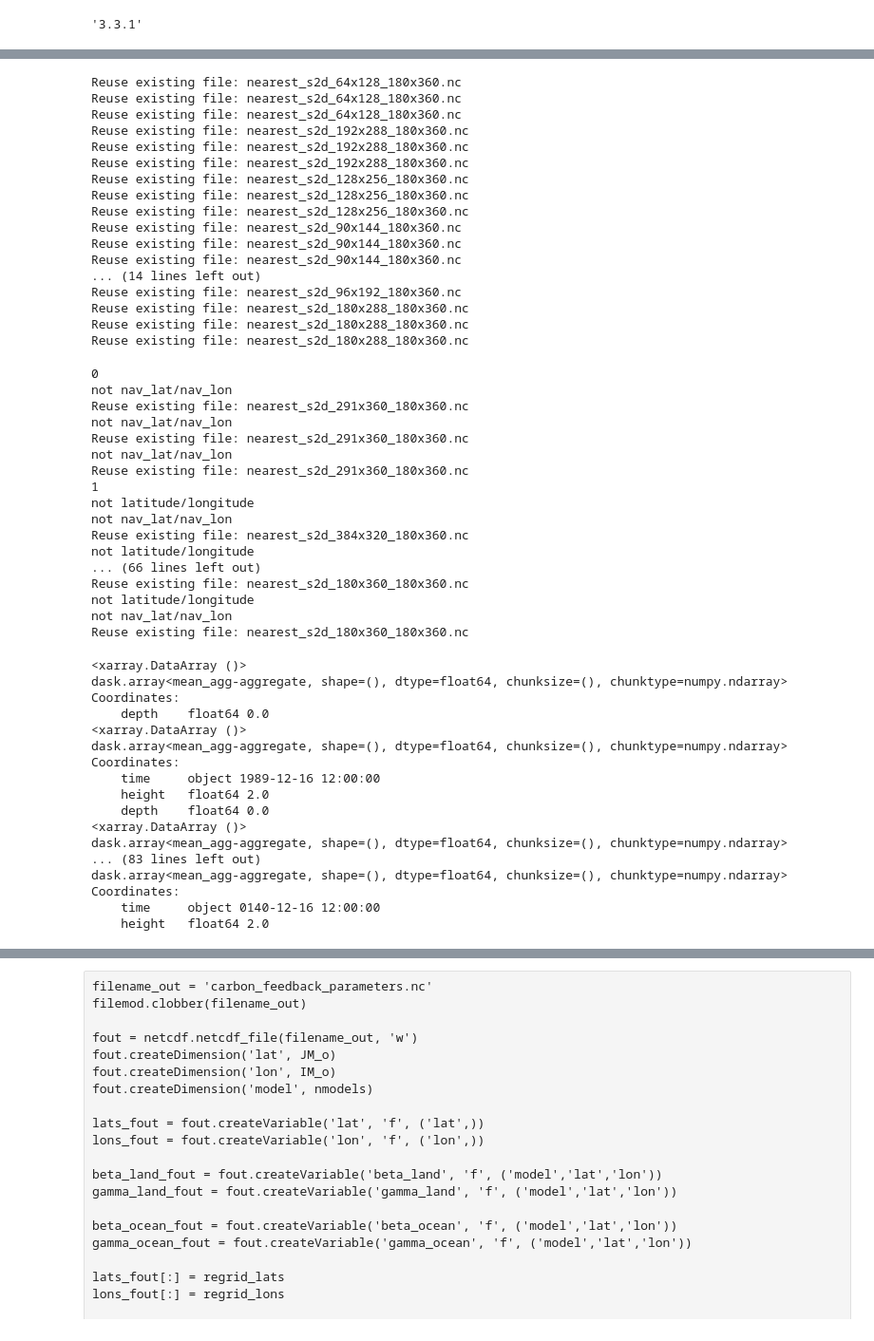
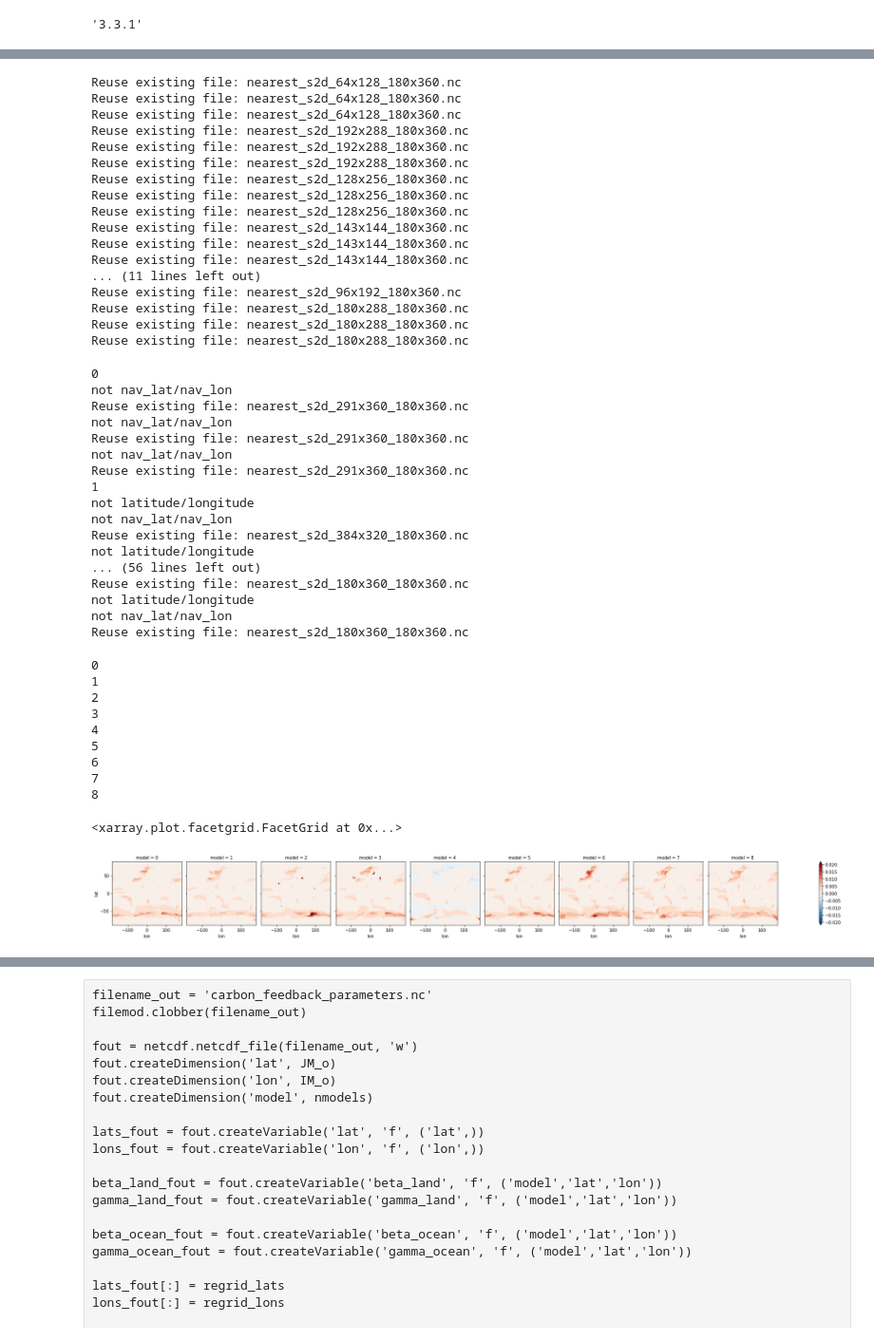
Before and after one commit to ckoven/cmip6_beta_gamma_maps, a Jupyter notebook: cmip6_beta_gamma_maps.ipynb, the cells around one changed output, grey strips where cells are left out. Shown at 95% size. Drawn from its saved outputs; the diff is of its cells as text; code cells hidden in the pictures.

```diff
--- a/cmip6_beta_gamma_maps.ipynb
+++ b/cmip6_beta_gamma_maps.ipynb
@@ -758,6 +758,7 @@ colorbar_levels_gamma = np.arange(-1.,1.,.1)
 i_var = vars_list.index('netAtmosLandCO2Flux')
 beta_land_regridded_maps = []
 gamma_land_regridded_maps = []
+deltac_land_regridded_maps = []
 for model_i in range(nmodels):
     land_flux_maps = []
     for exp_i in range(nexps):
@@ -770,6 +771,8 @@ for model_i in range(nmodels):
             netAtmosLandCO2Flux = dataset['nbp']
         integrated_landco2flux = monthly_to_annual(netAtmosLandCO2Flux).cumsum(axis=0)[y_4xco2,:,:] * 86400. * 365.
         land_flux_maps.append(integrated_landco2flux.copy())
+        if exp_i == exps_list.index('1pctco2'):
+            deltac = monthly_to_annual(netAtmosLandCO2Flux).cumsum(axis=0)[y_2xco2,:,:] * 86400. * 365.
     beta = (land_flux_maps[exps_list.index('1pctco2-bgc')] - land_flux_maps[exps_list.index('piControl')]) / delta_co2_ppm_4xco2
     gamma = (land_flux_maps[exps_list.index('1pctco2')] - land_flux_maps[exps_list.index('1pctco2-bgc')]) / (tas_trajectories[model_i][exps_list.index('1pctco2')] - tas_trajectories[model_i][exps_list.index('piControl')])
     #map_funcs.fill(beta.data[:], beta.coords['lat'].data, beta.coords['lon'].data, showjupyter=True, levels=colorbar_levels_beta, colormap='MPL_PiYG', projection='Robinson')
@@ -778,6 +781,7 @@ for model_i in range(nmodels):
     #map_funcs.fill(regridder(gamma).data[:], regrid_lats, regrid_lons, showjupyter=True, levels=colorbar_levels_gamma, colormap='MPL_PiYG', projection='Robinson', title='Gamma Land: '+models_list[model_i], subtitle = 'kg C m~S~-2~N~ ~S~o~N~C~S~-1~N~')
     beta_land_regridded_maps.append(regridder(beta))
     gamma_land_regridded_maps.append(regridder(gamma))
+    deltac_land_regridded_maps.append(regridder(deltac))
 # %% [output]
 Reuse existing file: nearest_s2d_64x128_180x360.nc
 Reuse existing file: nearest_s2d_64x128_180x360.nc
@@ -788,10 +792,10 @@ Reuse existing file: nearest_s2d_192x288_180x360.nc
 Reuse existing file: nearest_s2d_128x256_180x360.nc
 Reuse existing file: nearest_s2d_128x256_180x360.nc
 Reuse existing file: nearest_s2d_128x256_180x360.nc
-Reuse existing file: nearest_s2d_90x144_180x360.nc
-Reuse existing file: nearest_s2d_90x144_180x360.nc
-Reuse existing file: nearest_s2d_90x144_180x360.nc
-... (14 lines left out)
+Reuse existing file: nearest_s2d_143x144_180x360.nc
+Reuse existing file: nearest_s2d_143x144_180x360.nc
+Reuse existing file: nearest_s2d_143x144_180x360.nc
+... (11 lines left out)
 Reuse existing file: nearest_s2d_96x192_180x360.nc
 Reuse existing file: nearest_s2d_180x288_180x360.nc
 Reuse existing file: nearest_s2d_180x288_180x360.nc
@@ -801,6 +805,7 @@ Reuse existing file: nearest_s2d_180x288_180x360.nc
 i_var = vars_list.index('fgco2')
 beta_ocean_regridded_maps = []
 gamma_ocean_regridded_maps = []
+deltac_ocean_regridded_maps = []
 for model_i in range(nmodels):
     print(model_i)
     ocean_flux_maps = []
@@ -822,6 +827,8 @@ for model_i in range(nmodels):
         fgco2 = dataset['fgco2']
         integrated_oceanco2flux = monthly_to_annual(fgco2).cumsum(axis=0)[y_4xco2,:,:] * 86400. * 365. * fgco2_unit_conversion_factor[model_i]
         ocean_flux_maps.append(integrated_oceanco2flux.copy())
+        if exp_i == exps_list.index('1pctco2'):
+            deltac = monthly_to_annual(fgco2).cumsum(axis=0)[y_2xco2,:,:] * 86400. * 365. * fgco2_unit_conversion_factor[model_i]
     beta = (ocean_flux_maps[exps_list.index('1pctco2-bgc')] - ocean_flux_maps[exps_list.index('piControl')]) / delta_co2_ppm_4xco2
     gamma = (ocean_flux_maps[exps_list.index('1pctco2')] - ocean_flux_maps[exps_list.index('1pctco2-bgc')]) / (tas_trajectories[model_i][exps_list.index('1pctco2')] - tas_trajectories[model_i][exps_list.index('piControl')])
     #map_funcs.fill(beta.data[:], beta.coords['lat'].data, beta.coords['lon'].data, showjupyter=True, levels=colorbar_levels_beta, colormap='MPL_PiYG', projection='Robinson')
@@ -830,6 +837,7 @@ for model_i in range(nmodels):
     #map_funcs.fill(regridder(gamma).data[:], regrid_lats, regrid_lons, showjupyter=True, levels=colorbar_levels_gamma, colormap='MPL_PiYG', projection='Robinson', title='Gamma Ocean: '+models_list[model_i], subtitle = 'kg C m~S~-2~N~ ~S~o~N~C~S~-1~N~')
     beta_ocean_regridded_maps.append(regridder(beta))
     gamma_ocean_regridded_maps.append(regridder(gamma))
+    deltac_ocean_regridded_maps.append(regridder(deltac))
 # %% [output]
 0
 not nav_lat/nav_lon
@@ -843,7 +851,7 @@ not latitude/longitude
 not nav_lat/nav_lon
 Reuse existing file: nearest_s2d_384x320_180x360.nc
 not latitude/longitude
-... (66 lines left out)
+... (56 lines left out)
 Reuse existing file: nearest_s2d_180x360_180x360.nc
 not latitude/longitude
 not nav_lat/nav_lon
@@ -858,12 +866,16 @@ gamma_land_all = xr.DataArray(np.zeros([nmodels, JM_o, IM_o]), coords=[model_ind
 beta_ocean_all = xr.DataArray(np.zeros([nmodels, JM_o, IM_o]), coords=[model_indices, regrid_lats, regrid_lons], dims=["model", "lat", "lon"])
 gamma_ocean_all = xr.DataArray(np.zeros([nmodels, JM_o, IM_o]), coords=[model_indices, regrid_lats, regrid_lons], dims=["model", "lat", "lon"])
 
+deltac_all = xr.DataArray(np.zeros([nmodels, JM_o, IM_o]), coords=[model_indices, regrid_lats, regrid_lons], dims=["model", "lat", "lon"])
+
 for model_i in range(nmodels):
+    print(model_i)
+    #
     beta = (beta_land_regridded_maps[model_i] + beta_ocean_regridded_maps[model_i])
     gamma = (gamma_land_regridded_maps[model_i] + gamma_ocean_regridded_maps[model_i])
     #
-    print(beta.mean())
-    print(gamma.mean())
+    #print(beta.mean())
+    #print(gamma.mean())
     #
     beta_all[model_i,:,:] = beta
     gamma_all[model_i,:,:] = gamma
@@ -877,21 +889,20 @@ for model_i in range(nmodels):
     #
     beta_ocean_all[model_i,:,:] = beta_ocean_regridded_maps[model_i]
     gamma_ocean_all[model_i,:,:] = gamma_ocean_regridded_maps[model_i]
+    #
+    deltac_all[model_i,:,:] = (deltac_land_regridded_maps[model_i] + deltac_ocean_regridded_maps[model_i])
 # %% [output]
-<xarray.DataArray ()>
-dask.array<mean_agg-aggregate, shape=(), dtype=float64, chunksize=(), chunktype=numpy.ndarray>
-Coordinates:
-    depth    float64 0.0
-<xarray.DataArray ()>
-dask.array<mean_agg-aggregate, shape=(), dtype=float64, chunksize=(), chunktype=numpy.ndarray>
-Coordinates:
-    time     object 1989-12-16 12:00:00
-    height   float64 2.0
-    depth    float64 0.0
-<xarray.DataArray ()>
-dask.array<mean_agg-aggregate, shape=(), dtype=float64, chunksize=(), chunktype=numpy.ndarray>
-... (83 lines left out)
-dask.array<mean_agg-aggregate, shape=(), dtype=float64, chunksize=(), chunktype=numpy.ndarray>
-Coordinates:
-    time     object 0140-12-16 12:00:00
-    height   float64 2.0
+0
+1
+2
+3
+4
+5
+6
+7
+8
+# %%
+beta_ocean_all.plot(x='lon',y='lat', col='model', levels=np.arange(-.02,.0225,0.0025))
+# %% [output]
+<xarray.plot.facetgrid.FacetGrid at 0x...>
+[figure, added]
```
Also changed, not shown: parts of 21 cells of this notebook, 1 other file.
